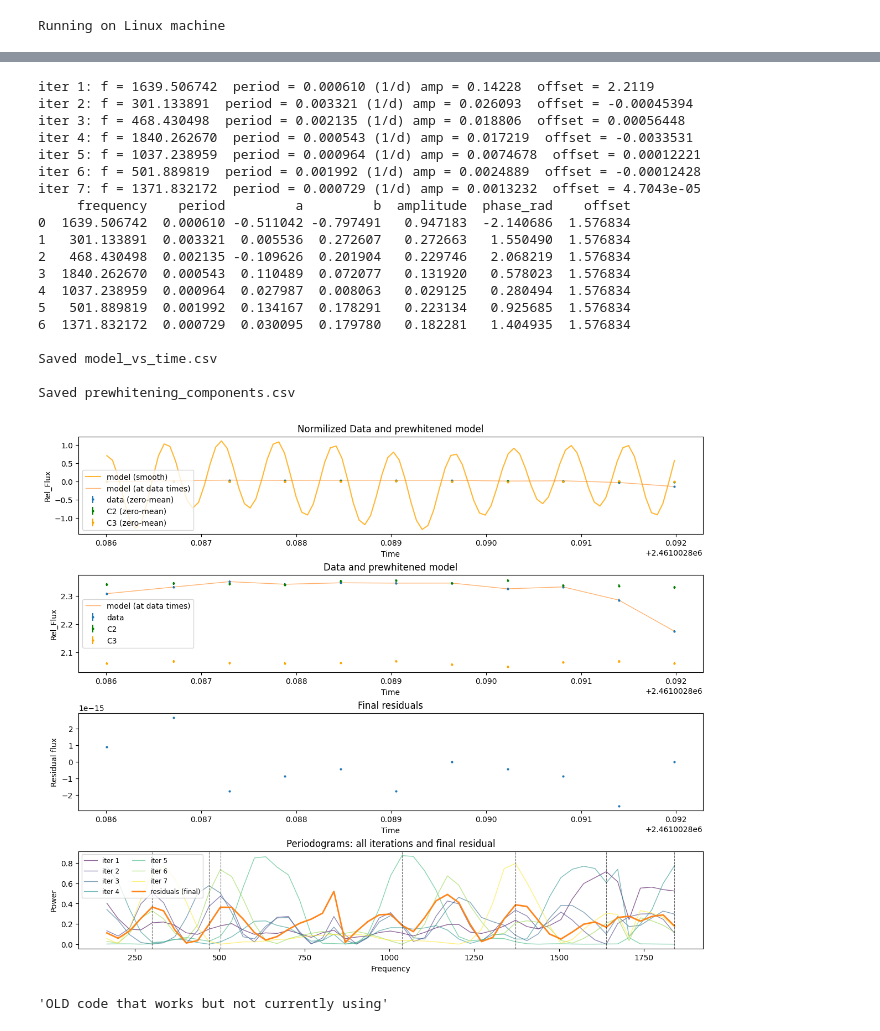
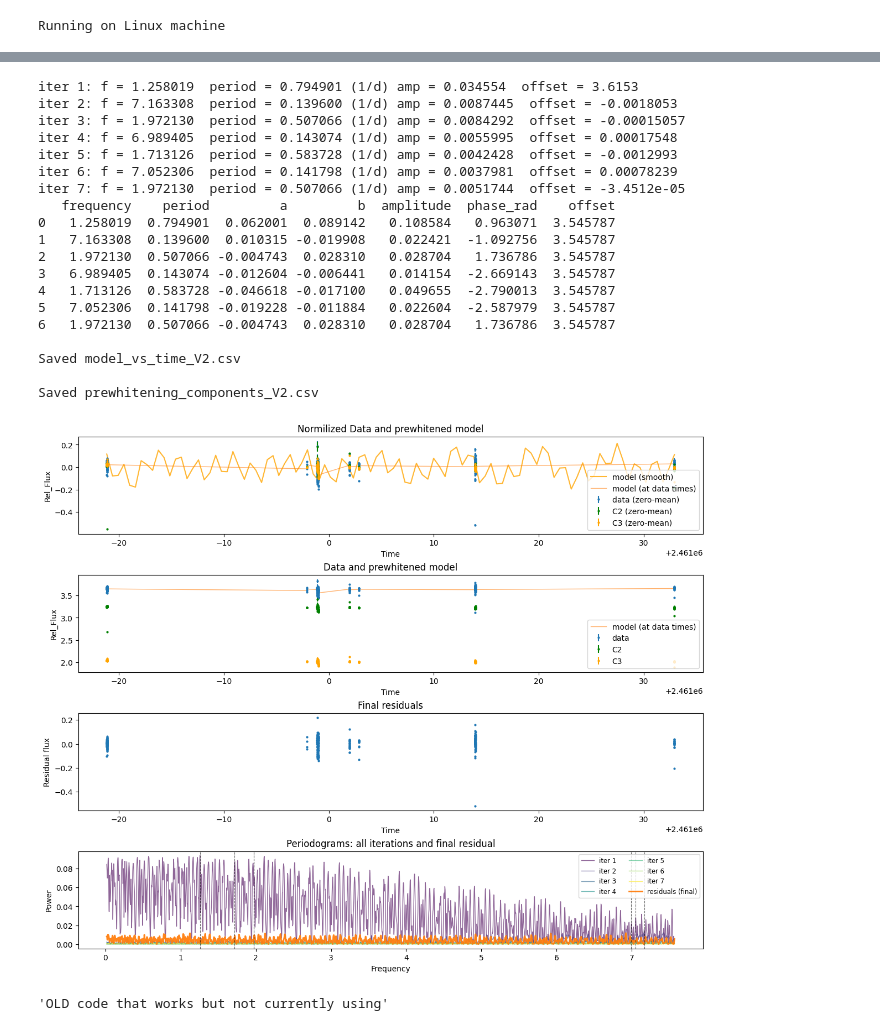
Before and after one commit to qai11/Summer_Project, a Jupyter notebook: Reduction Code/Frequency_analysis.ipynb, the cells around one changed output, grey strips where cells are left out. Saved outputs shown, nothing was run; the diff lists cells and outputs as text; code cells hidden in the pictures.

Commit message:
New analysis with 6 days of data

```diff
--- a/Reduction Code/Frequency_analysis.ipynb
+++ b/Reduction Code/Frequency_analysis.ipynb
@@ -50,11 +50,15 @@ import matplotlib.pyplot as plt
 # %%
 """Import the data for lightcurve analysis"""
 # dates = ['20251030']
+dates = ['20251118']
 # dates = ['20251119']
 # dates = ['20251122']
 # dates = ['20251123']
-# dates = ['20251030','20251119','20251122','20251123']
-dates = ['initial']
+# dates = ['20251204']
+# dates = ['20251223']
+# dates = ['20251030','20251118','20251119','20251122','20251123','20251204','20251223'] #This doesnt come to convergence so cannot fit a model
+# dates = ['initial']
+
 for i in range(len(dates)):
     #Read in the data from all dates and concatenate into one dataframe
     try:
@@ -62,7 +66,8 @@ for i in range(len(dates)):
         if dates[i] == 'initial':
             data_temp = pd.read_csv(f'/home/users/qai11/Documents/summer 2025 Data/Summer_Project_2025/Measurements_initial.xls', delimiter = '\t')
         else:
-            data_temp = pd.read_csv(f'/home/users/qai11/Documents/summer 2025 Data/Summer_Project_2025/Measurements_{dates[i]}.csv', delimiter = ',')
+            # data_temp = pd.read_csv(f'/home/users/qai11/Documents/summer 2025 Data/Summer_Project_2025/Measurements_{dates[i]}.csv', delimiter = ',')
+            data_temp = pd.read_csv(f'/home/users/qai11/Documents/Reduced_files/{dates[i]}/Measurements_{dates[i]}_V2.xls', delimiter = '\t')
         # data_temp = pd.read_csv(f'/home/users/qai11/Documents/summer 2025 Data/Summer_Project_2025/Measurements_{dates[i]}.xls', delimiter = '\t')
     except:
         try:
@@ -532,28 +556,28 @@ Saved prewhitening_components.csv
 # %%
 """Run magnitude data through prewhitening"""
 prewhiten_lomb(dates, t_mag, mag_array, zz_Psc_mag_err, zz_Psc_mag_C2,zz_Psc_mag_C3,zz_Psc_mag_err_C2,zz_Psc_mag_err_C3, n_iter=7,
-               store_periodograms=True, save_data=True, magnitudes=True)
+               store_periodograms=True, save_data=True, magnitudes=True, all_vals=False)
 # %% [output]
-iter 1: f = 1639.506742  period = 0.000610 (1/d) amp = 0.14228  offset = 2.2119
-iter 2: f = 301.133891  period = 0.003321 (1/d) amp = 0.026093  offset = -0.00045394
-iter 3: f = 468.430498  period = 0.002135 (1/d) amp = 0.018806  offset = 0.00056448
-iter 4: f = 1840.262670  period = 0.000543 (1/d) amp = 0.017219  offset = -0.0033531
-iter 5: f = 1037.238959  period = 0.000964 (1/d) amp = 0.0074678  offset = 0.00012221
-iter 6: f = 501.889819  period = 0.001992 (1/d) amp = 0.0024889  offset = -0.00012428
-iter 7: f = 1371.832172  period = 0.000729 (1/d) amp = 0.0013232  offset = 4.7043e-05
-     frequency    period         a         b  amplitude  phase_rad    offset
-0  1639.506742  0.000610 -0.511042 -0.797491   0.947183  -2.140686  1.576834
-1   301.133891  0.003321  0.005536  0.272607   0.272663   1.550490  1.576834
-2   468.430498  0.002135 -0.109626  0.201904   0.229746   2.068219  1.576834
-3  1840.262670  0.000543  0.110489  0.072077   0.131920   0.578023  1.576834
-4  1037.238959  0.000964  0.027987  0.008063   0.029125   0.280494  1.576834
-5   501.889819  0.001992  0.134167  0.178291   0.223134   0.925685  1.576834
-6  1371.832172  0.000729  0.030095  0.179780   0.182281   1.404935  1.576834
+iter 1: f = 1.258019  period = 0.794901 (1/d) amp = 0.034554  offset = 3.6153
+iter 2: f = 7.163308  period = 0.139600 (1/d) amp = 0.0087445  offset = -0.0018053
+iter 3: f = 1.972130  period = 0.507066 (1/d) amp = 0.0084292  offset = -0.00015057
+iter 4: f = 6.989405  period = 0.143074 (1/d) amp = 0.0055995  offset = 0.00017548
+iter 5: f = 1.713126  period = 0.583728 (1/d) amp = 0.0042428  offset = -0.0012993
+iter 6: f = 7.052306  period = 0.141798 (1/d) amp = 0.0037981  offset = 0.00078239
+iter 7: f = 1.972130  period = 0.507066 (1/d) amp = 0.0051744  offset = -3.4512e-05
+   frequency    period         a         b  amplitude  phase_rad    offset
+0   1.258019  0.794901  0.062001  0.089142   0.108584   0.963071  3.545787
+1   7.163308  0.139600  0.010315 -0.019908   0.022421  -1.092756  3.545787
+2   1.972130  0.507066 -0.004743  0.028310   0.028704   1.736786  3.545787
+3   6.989405  0.143074 -0.012604 -0.006441   0.014154  -2.669143  3.545787
+4   1.713126  0.583728 -0.046618 -0.017100   0.049655  -2.790013  3.545787
+5   7.052306  0.141798 -0.019228 -0.011884   0.022604  -2.587979  3.545787
+6   1.972130  0.507066 -0.004743  0.028310   0.028704   1.736786  3.545787
 
-Saved model_vs_time.csv
+Saved model_vs_time_V2.csv
 
-Saved prewhitening_components.csv
+Saved prewhitening_components_V2.csv
-[figure, old version]
+[figure, new version]
 # %%
 """OLD code that works but not currently using"""
 
```
Also changed, not shown: parts of 4 cells of this notebook, 46 other files.
